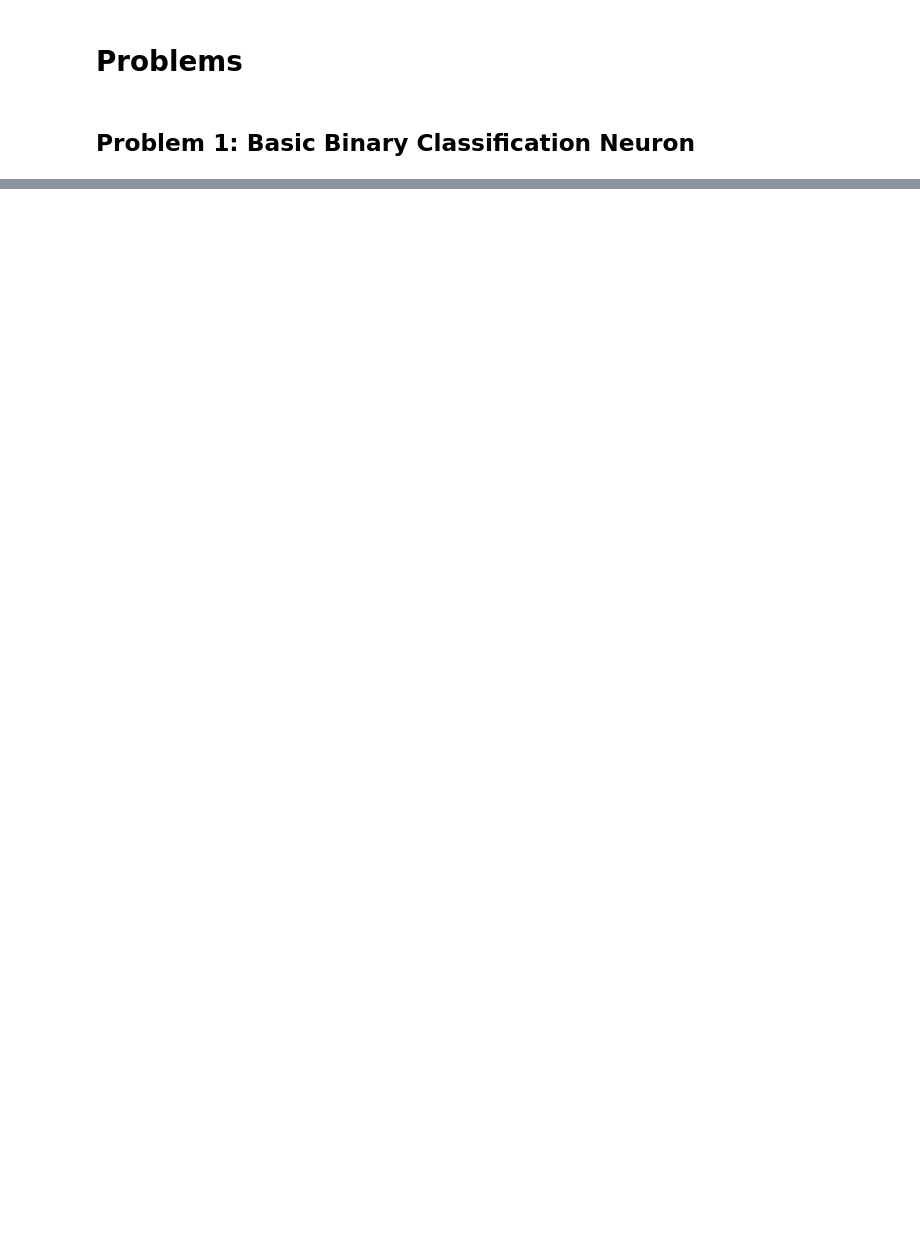
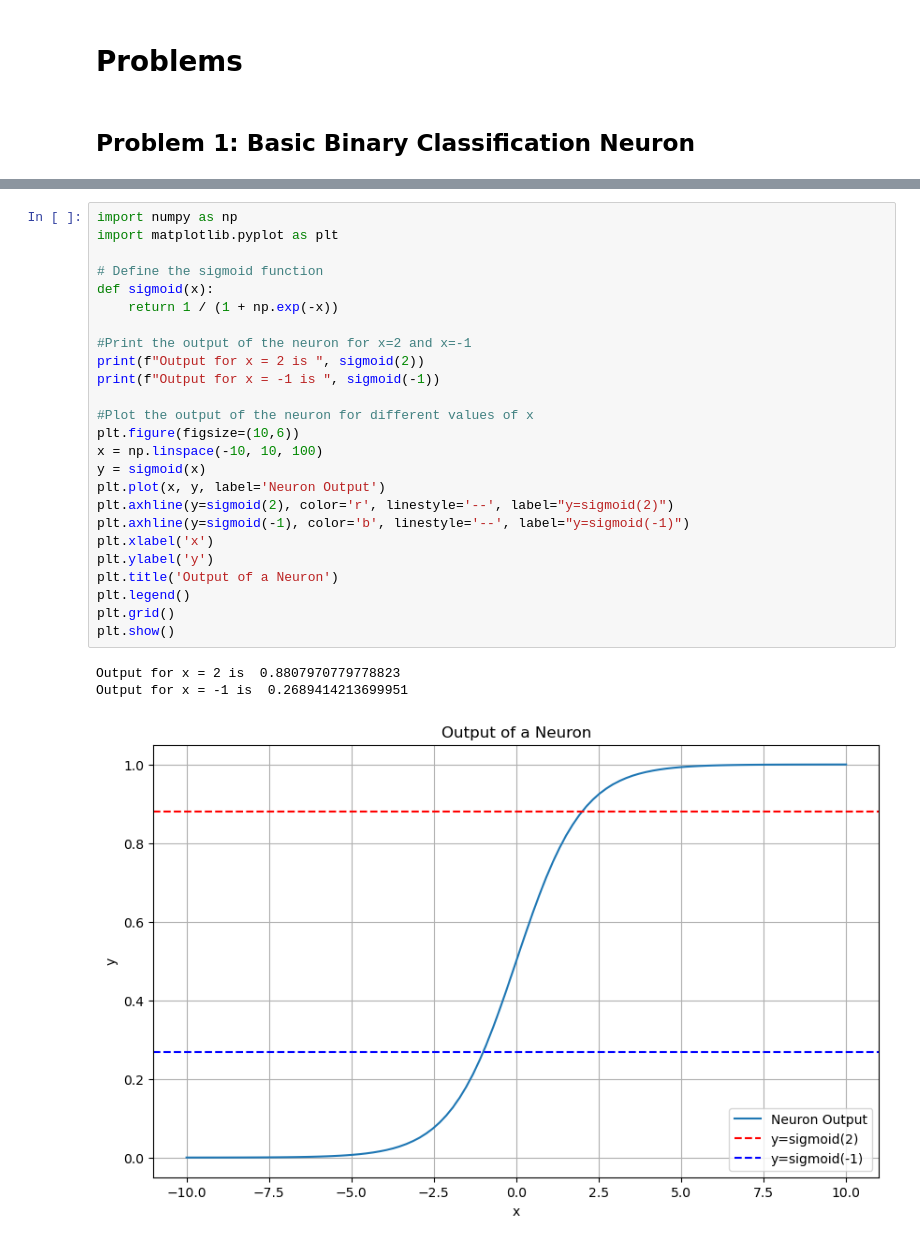
Before and after one commit to SadiahZ14/Artificial-Neural-Networks, a Jupyter notebook: Chapter_1/Problems.ipynb, the cells around one changed output, grey strips where cells are left out. Cells and saved outputs as stored; diff of their text form; blank space fills up the shorter version.

```diff
--- a/Chapter_1/Problems.ipynb
+++ b/Chapter_1/Problems.ipynb
@@ -32,0 +52,29 @@ Output for x = -1 is  0.2689414213699951
+# %%
+import numpy as np
+import matplotlib.pyplot as plt
+
+# Define the sigmoid function
+def sigmoid(x):
+    return 1 / (1 + np.exp(-x))
+
+#Print the output of the neuron for x=2 and x=-1
+print(f"Output for x = 2 is ", sigmoid(2))
+print(f"Output for x = -1 is ", sigmoid(-1))
+
+#Plot the output of the neuron for different values of x
+plt.figure(figsize=(10,6))
+x = np.linspace(-10, 10, 100)
+y = sigmoid(x)
+plt.plot(x, y, label='Neuron Output')
+plt.axhline(y=sigmoid(2), color='r', linestyle='--', label="y=sigmoid(2)")
+plt.axhline(y=sigmoid(-1), color='b', linestyle='--', label="y=sigmoid(-1)")
+plt.xlabel('x')
+plt.ylabel('y')
+plt.title('Output of a Neuron')
+plt.legend()
+plt.grid()
+plt.show()
+# %% [output]
+Output for x = 2 is  0.8807970779778823
+Output for x = -1 is  0.2689414213699951
+[figure, added]
```
Also changed, not shown: parts of 8 cells of this notebook.
